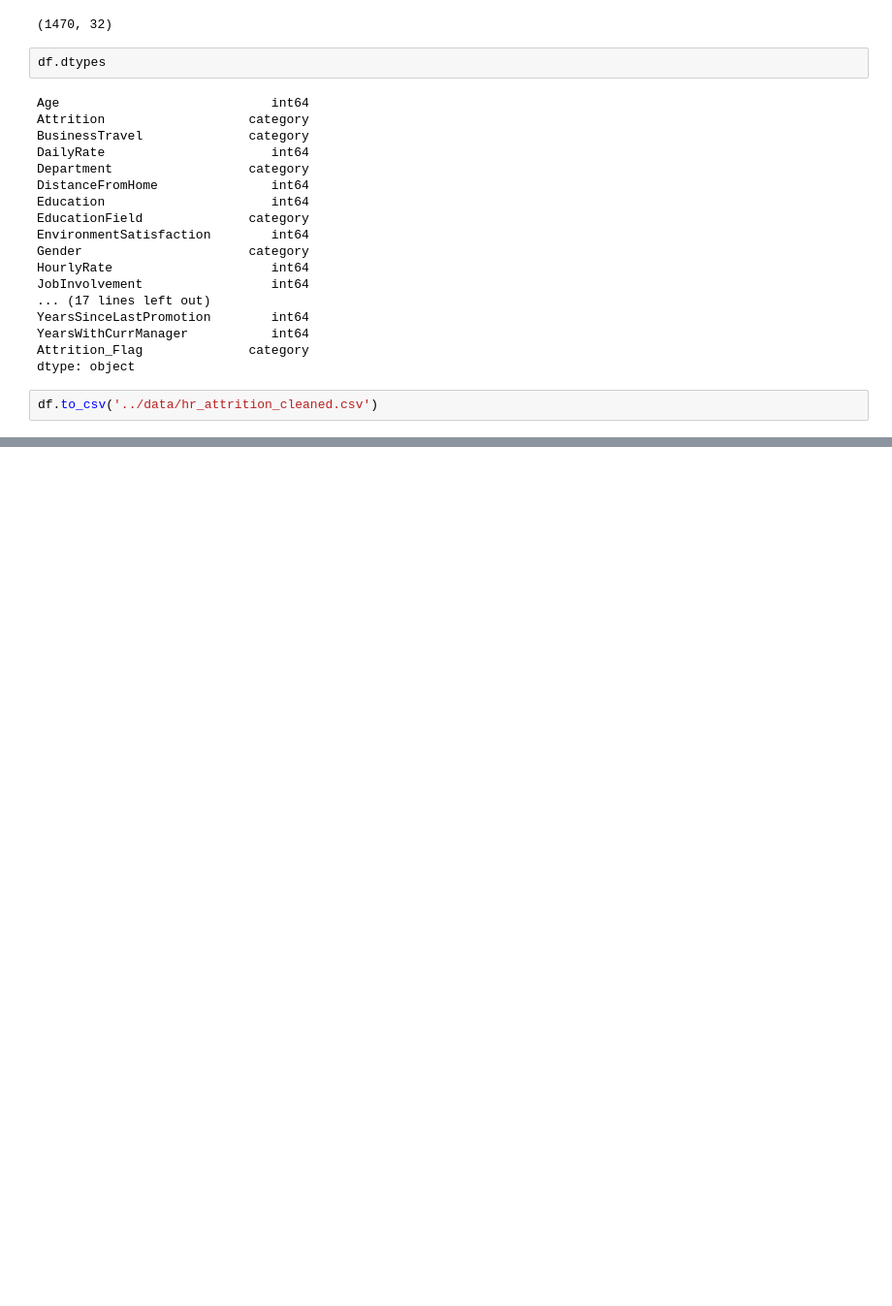
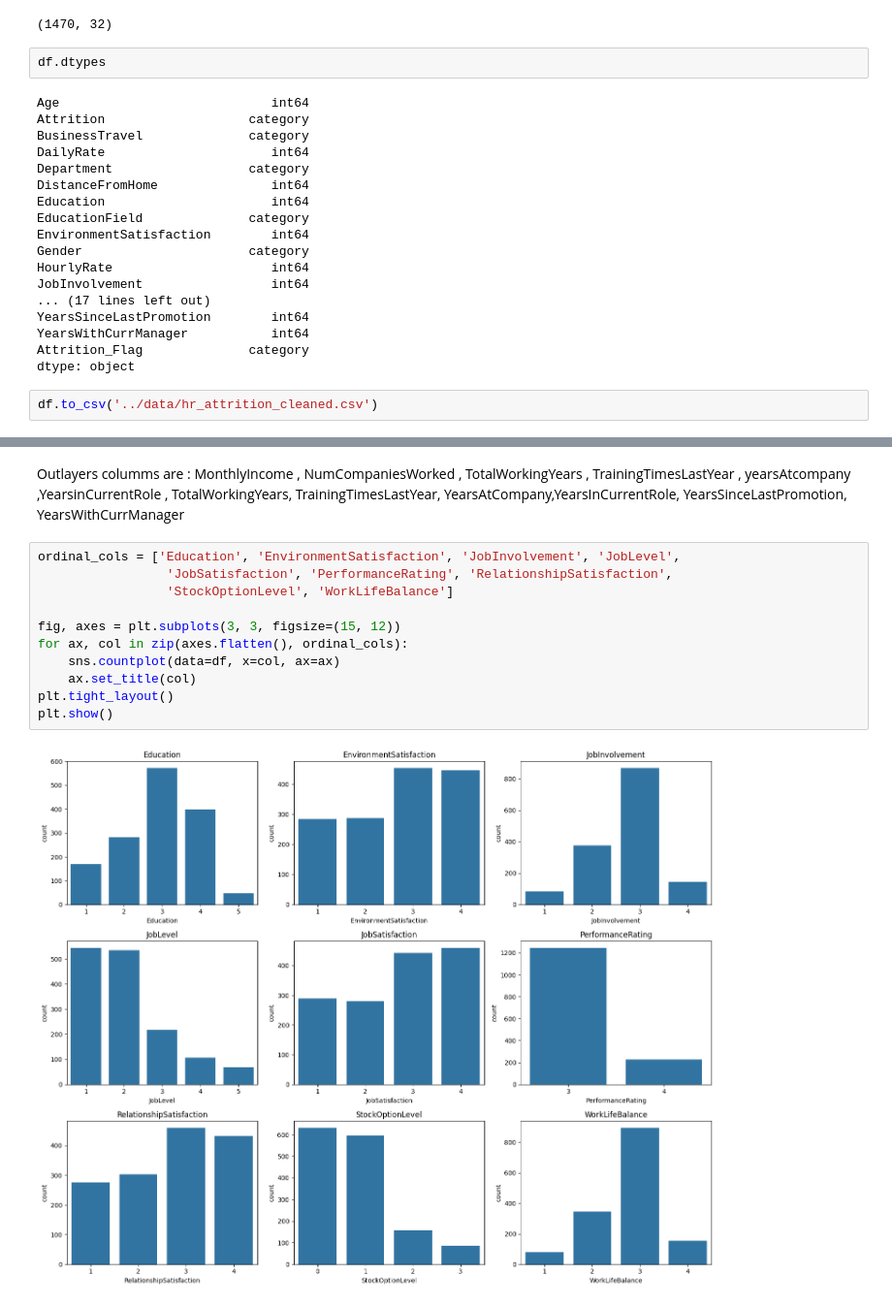
Before and after one commit to Shreyashs-dg/hr-attrition-eda, a Jupyter notebook: notebooks/01_eda_hr_attrition.ipynb, the cells around one changed output, grey strips where cells are left out. Shown at 97% size. Drawn from its saved outputs; the diff is of its cells as text; blank space fills up the shorter version.

```diff
--- a/notebooks/01_eda_hr_attrition.ipynb
+++ b/notebooks/01_eda_hr_attrition.ipynb
@@ -216,0 +270,15 @@ df.to_csv('../data/hr_attrition_cleaned.csv')
+# %% [markdown]
+Outlayers columms are  : MonthlyIncome , NumCompaniesWorked , TotalWorkingYears , TrainingTimesLastYear , yearsAtcompany ,YearsinCurrentRole , TotalWorkingYears, TrainingTimesLastYear, YearsAtCompany,YearsInCurrentRole, YearsSinceLastPromotion, YearsWithCurrManager
+# %%
+ordinal_cols = ['Education', 'EnvironmentSatisfaction', 'JobInvolvement', 'JobLevel',
+                 'JobSatisfaction', 'PerformanceRating', 'RelationshipSatisfaction',
+                 'StockOptionLevel', 'WorkLifeBalance']
+
+fig, axes = plt.subplots(3, 3, figsize=(15, 12))
+for ax, col in zip(axes.flatten(), ordinal_cols):
+    sns.countplot(data=df, x=col, ax=ax)
+    ax.set_title(col)
+plt.tight_layout()
+plt.show()
+# %% [output]
+[figure, added]
```
Also changed, not shown: parts of 10 cells of this notebook.
